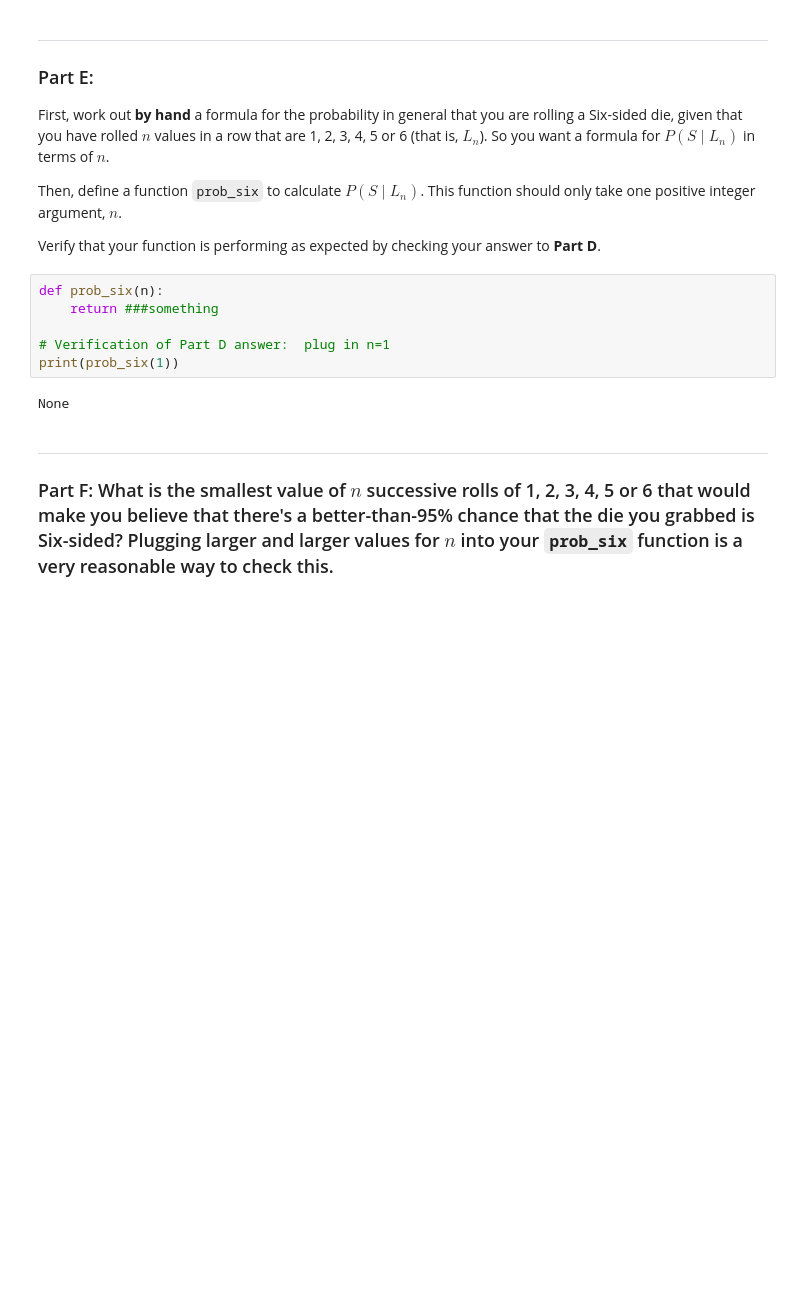
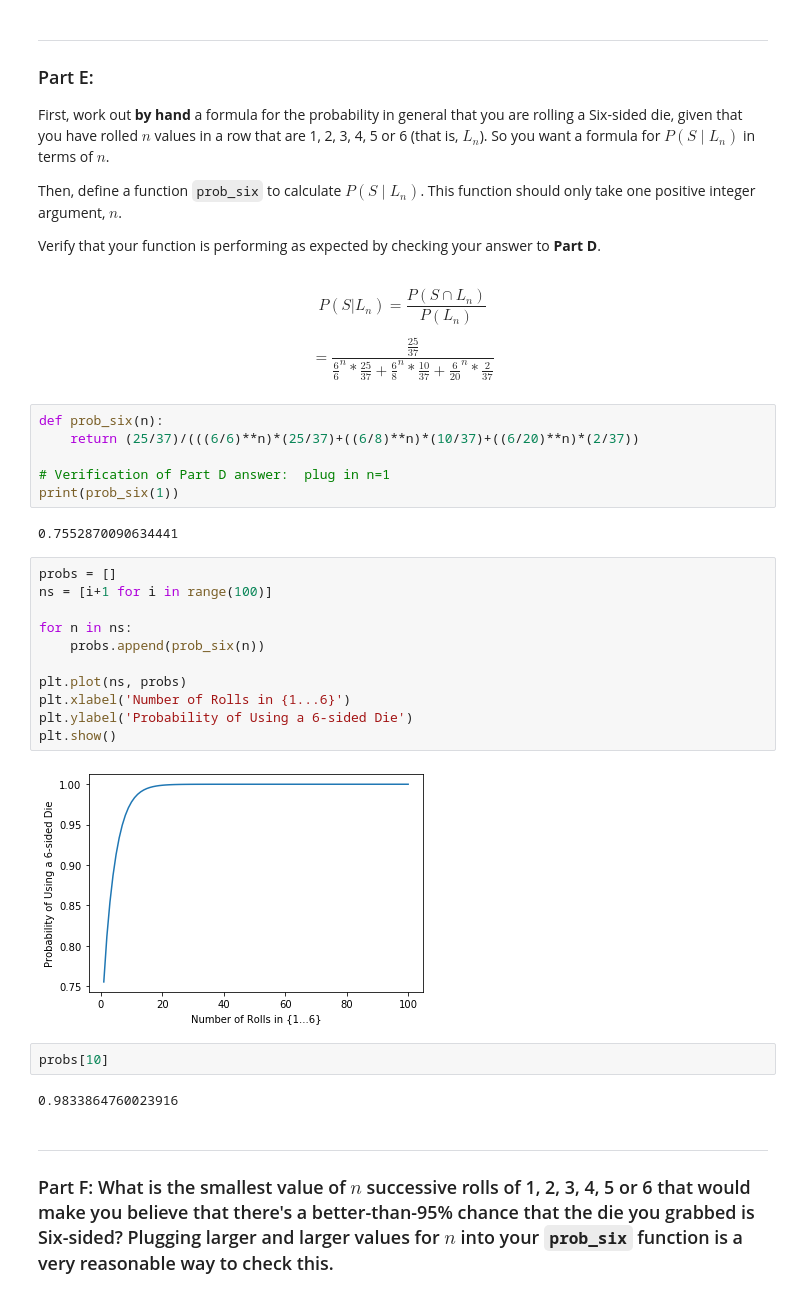
Before and after one commit to claytonjschneider/introtodatascience, a Jupyter notebook: HW3/HW3_Schneider_Clayton.ipynb, the cells around one changed output. Cells and saved outputs as stored; diff of their text form; blank space fills up the shorter version.

```diff
--- a/HW3/HW3_Schneider_Clayton.ipynb
+++ b/HW3/HW3_Schneider_Clayton.ipynb
@@ -293,14 +293,35 @@ First, work out **by hand** a formula for the probability in general that you ar
 Then, define a function `prob_six` to calculate $P(S \mid L_n)$.  This function should only take one positive integer argument, $n$.
 
 Verify that your function is performing as expected by checking your answer to **Part D**.
+# %% [markdown]
+$$ P(S | L_n) = \frac{P(S\cap L_n)}{P(L_n)} $$
+
+$$ = \frac{\frac{25}{37}}{\frac{6}{6}^n*\frac{25}{37}+\frac{6}{8}^n*\frac{10}{37}+\frac{6}{20}^n*\frac{2}{37}} $$
 # %%
 def prob_six(n):
-    return ###something
+    return (25/37)/(((6/6)**n)*(25/37)+((6/8)**n)*(10/37)+((6/20)**n)*(2/37))
 
 # Verification of Part D answer:  plug in n=1
 print(prob_six(1))
 # %% [output]
-None
+0.7552870090634441
+# %%
+probs = []
+ns = [i+1 for i in range(100)]
+
+for n in ns:
+    probs.append(prob_six(n))
+
+plt.plot(ns, probs)
+plt.xlabel('Number of Rolls in {1...6}')
+plt.ylabel('Probability of Using a 6-sided Die')
+plt.show()
+# %% [output]
+[figure, added]
+# %%
+probs[10]
+# %% [output]
+0.9833864760023916
 # %% [markdown]
 ***
 ### Part F:  What is the smallest value of $n$ successive rolls of 1, 2, 3, 4, 5 or 6 that would make you believe that there's a better-than-95% chance that the die you grabbed is Six-sided?  Plugging larger and larger values for $n$ into your `prob_six` function is a very reasonable way to check this.
```
Also changed, not shown: parts of 8 cells of this notebook.
